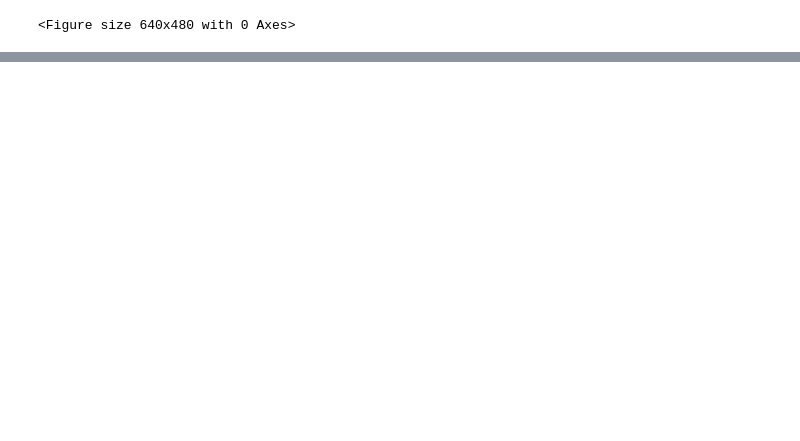
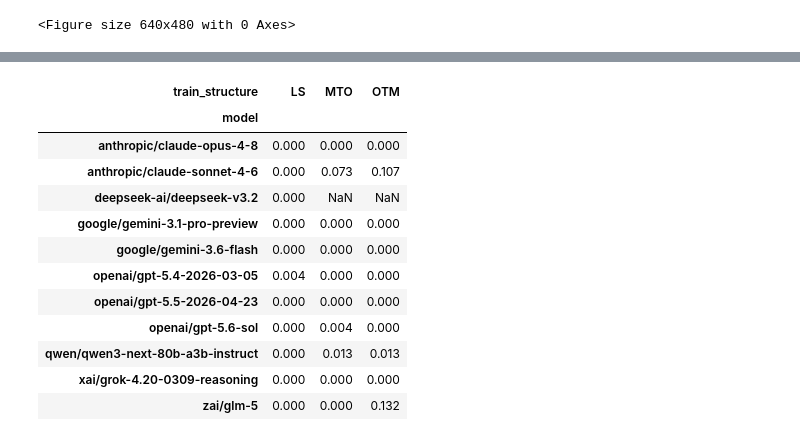
Before and after one commit to Yagwar/stim_eq, a Jupyter notebook: SE_LLM_Benchmark/get_results_metadata_json.ipynb, the cells around one changed output, grey strips where cells are left out. Drawn from its saved outputs; the diff is of its cells as text; code cells hidden in the pictures; blank space fills up the shorter version.

```diff
--- a/SE_LLM_Benchmark/get_results_metadata_json.ipynb
+++ b/SE_LLM_Benchmark/get_results_metadata_json.ipynb
@@ -506,4 +510,20 @@ zai/glm-5 & 0.00 & 0.24 & 0.13 \\
 \bottomrule
 \end{tabular}
+# %%
+error_models_dat
+# %% [output]
+| train_structure | LS | MTO | OTM |
+| model |  |  |  |
+| anthropic/claude-opus-4-8 | 0.000 | 0.000 | 0.000 |
+| anthropic/claude-sonnet-4-6 | 0.000 | 0.073 | 0.107 |
+| deepseek-ai/deepseek-v3.2 | 0.000 | NaN | NaN |
+| google/gemini-3.1-pro-preview | 0.000 | 0.000 | 0.000 |
+| google/gemini-3.6-flash | 0.000 | 0.000 | 0.000 |
+| openai/gpt-5.4-2026-03-05 | 0.004 | 0.000 | 0.000 |
+| openai/gpt-5.5-2026-04-23 | 0.000 | 0.000 | 0.000 |
+| openai/gpt-5.6-sol | 0.000 | 0.004 | 0.000 |
+| qwen/qwen3-next-80b-a3b-instruct | 0.000 | 0.013 | 0.013 |
+| xai/grok-4.20-0309-reasoning | 0.000 | 0.000 | 0.000 |
+| zai/glm-5 | 0.000 | 0.000 | 0.132 |
 # %%
 mapping_models = {
```
Also changed, not shown: parts of 17 cells of this notebook.
